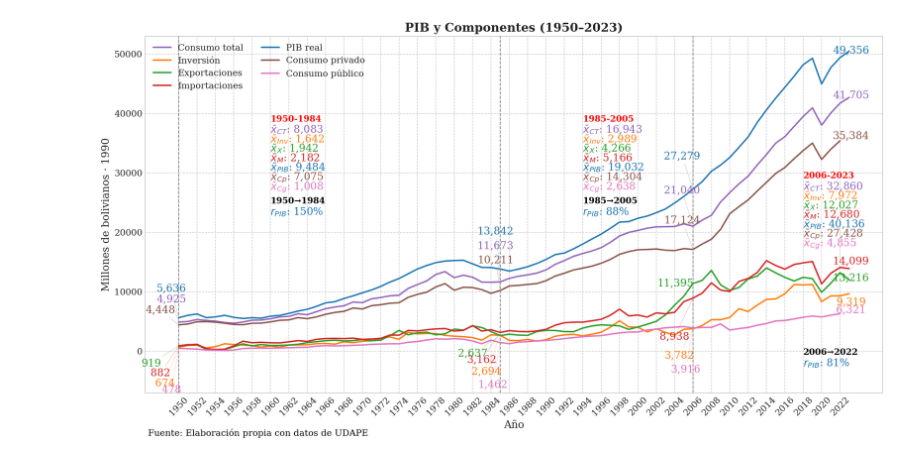
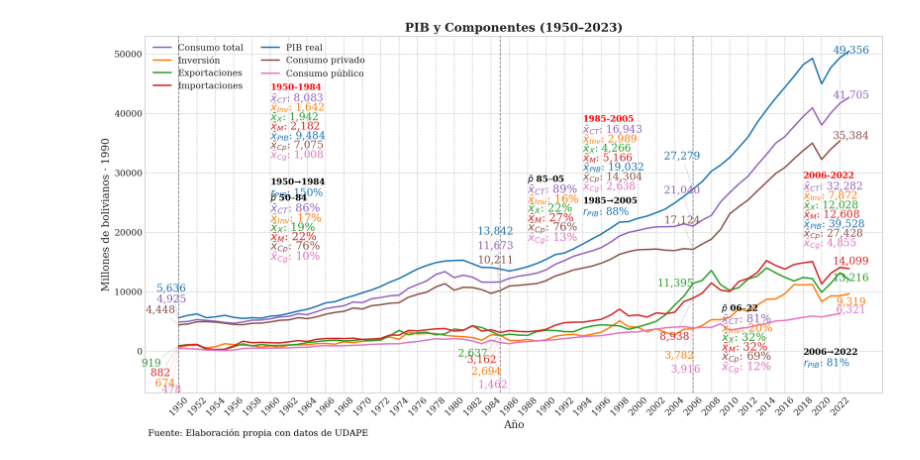
Before and after one commit to navi0369/proyectomacro, a Jupyter notebook: notebooks/tesis/serie_completa/pib/pib_tipo_de_gasto_serie_completa.ipynb, the cells around one changed output. Drawn from its saved outputs; the diff is of its cells as text; code cells hidden in the pictures.

```diff
--- a/notebooks/tesis/serie_completa/pib/pib_tipo_de_gasto_serie_completa.ipynb
+++ b/notebooks/tesis/serie_completa/pib/pib_tipo_de_gasto_serie_completa.ipynb
@@ -251,12 +235,8 @@ plt.show()
 # %%
-PERIODO_1 = slice(1950, 1984)   # Crisis
-PERIODO_2 = slice(1985, 2005)   # Expansión
-PERIODO_3 = slice(2006, 2023)   # Recesión
-
-#estadisticas
-avg_periodo_1   = df.loc[PERIODO_1].mean().to_dict()
-avg_periodo_2    = df.loc[PERIODO_2].mean().to_dict()
-avg_periodo_3   = df.loc[PERIODO_3].mean().to_dict()
+cycle_stats = {
+    name: df.loc[period].mean().to_dict()
+    for name, period in CYCLES_PERIODOS.items()
+}
 # ── 4. Configuración de hitos y anotaciones ────────────────────────
 # Años donde dibujaremos líneas verticales
 hitos_v = {
@@ -317,15 +297,20 @@ hitos_offset = {
     1950: 0.45, 1985: 0.5, 2006: 0.5,
     2022: 0.70,
 }
+text_offsets = {
+    "1950-1984": (1960, 0.85),
+    "1985-2005":  (1994, 0.75),
+    "2006-2022": (2018, 0.57),
+}
 period_offsets: dict[str, tuple[float, float]] = {
-    '1950-1984': (1960, 0.49),
+    '1950-1984': (1960, 0.55),
     '1985-2005': (1994, 0.49),
     '2006-2022': (2018, 0.01),
 }
-text_offsets = {
-    "1950-1984": (1960, 0.75),
-    "1985-2005":  (1994, 0.75),
-    "2006-2023": (2018, 0.57),
+participation_offsets = {
+    "1950-1984": (1960, 0.50),
+    "1985-2005": (1988, 0.56),
+    "2006-2022": (2009.1, 0.15),
 }
 # ── 8.4 Ubicación de cuadros dentro de la gráfica ─────────────────────────
 
@@ -359,21 +344,11 @@ add_year_value_annotations(
     arrow_lw=0.2
 )
 
-# Mapa de tasas por año final
-periodos = [
-    (1950, 1984),
-    (1985, 2005),
-    (2006, 2022),
-]
 
 
 
-# ── 8. Cuadros de estadísticas ───────────────────────────────────────
-ybox = df.values.max() * 1.05
-ax.text(df.index[0], ybox, txt_cr,
-        fontsize=10, va='top', bbox=dict(facecolor='white', alpha=0.9))
-ax.text(df.index[-1] - (df.index[-1]-df.index[0])*0.3, ybox, txt_po,
-        fontsize=10, va='top', bbox=dict(facecolor='white', alpha=0.9))
+
+
 # ── 8.1 Diccionario de abreviaturas ─────────────────────────────────────
 abbr = {
     "gastos_consumo":               "CT",
@@ -386,18 +361,13 @@ abbr = {
 }
 
 add_period_growth_annotations_multi(
-    ax, df, periodos,
+    ax, df, periodos_tasas_periodos,
     cols=['pib_real_base_1990'],
     period_offsets=period_offsets,
     colors=component_colors,
     abbr_map={'pib_real_base_1990': 'PIB'},
 )
-# ── 8.2 Estadísticas (promedios enteros) por ciclo ya calculado ─────────
-cycle_stats = {
-    "1950-1984":   avg_periodo_1,
-    "1985-2005":   avg_periodo_2,
-    "2006-2023":   avg_periodo_3,
-}
+
 
 # ── 8.4 Ubicar y colorear estadísticas dentro de la gráfica ────────────
 y_max = ax.get_ylim()[1]
@@ -407,31 +377,47 @@ line_spacing = y_max * 0.030
 
 add_cycle_means_multi(
     ax,
     cycle_stats,
     text_offsets,
     abbr_map=abbr,
     colors=component_colors,
     line_spacing=line_spacing
 )
+periodos_participacion = [
+    (1950, 1984),
+    (1985, 2005),
+    (2006, 2022),
+]
+add_participation_cycle_boxes(
+    ax,
+    df,
+    periodos_participacion,
+    [ 'gastos_consumo', 'formacion_capital', 'exportacion_bienes_servicios', 'importacion_bienes', 'consumo_privado', 'consumo_publico'],
+    'pib_real_base_1990',
+    participation_offsets,
+    abbr,
+    component_colors,
+)
+
 # ── 9. Formato final ────────────────────────────────────────────────
 ax.set_title(f"PIB y Componentes ({df.index[0]}–{df.index[-1]})", fontweight='bold')
 ax.set_xlabel("Año")
 ax.set_ylabel("Millones de bolivianos · 1990")
 ax.set_xticks(df.index[::max(1,len(df)//31)])
 ax.tick_params(axis='x', rotation=45)
 ax.legend(loc='upper left', ncol=2)
 ax.set_ylim(-7000, df.max().max() * 1.05)
 
 fig.text(
     0.07, 0.005,
     "Fuente: Elaboración propia con datos de UDAPE",
     ha="left", va="bottom",
     fontsize=12, color="black",
     transform=fig.transFigure
 )
 
 plt.tight_layout()
 plt.savefig(os.path.join(output_dir, "pib_componentes_2.png"))
 plt.show()
 # %% [output]
-[figure, old version]
+[figure, new version]
```
Also changed, not shown: parts of 1 cell of this notebook, 11 other files.
